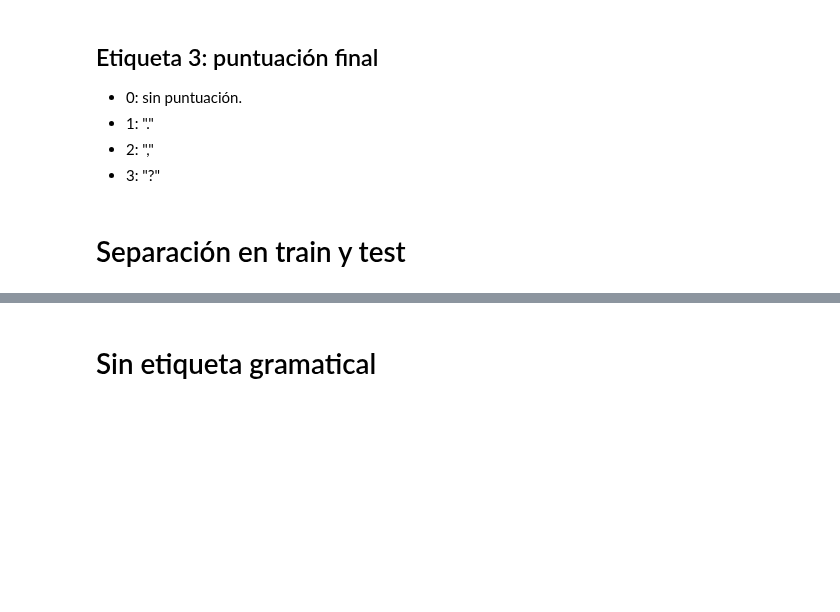
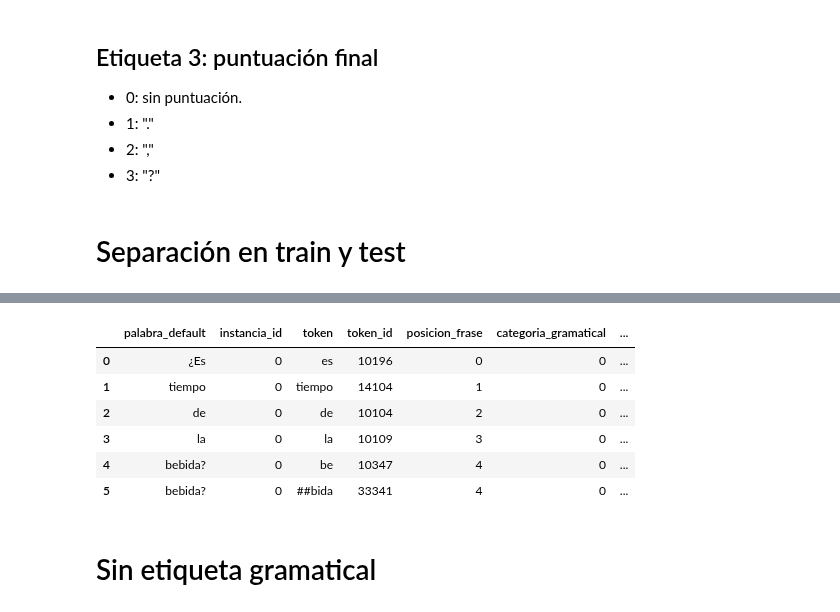
Before and after one commit to AzulBarr/Aprendizaje-Automatico, a Jupyter notebook: TPs/tp2/RF.ipynb, the cells around one changed output, grey strips where cells are left out. Saved outputs shown, nothing was run; the diff lists cells and outputs as text; code cells hidden in the pictures; blank space fills up the shorter version.

```diff
--- a/TPs/tp2/RF.ipynb
+++ b/TPs/tp2/RF.ipynb
@@ -44,9 +68,10 @@ def normalize_text_X(t):
 # %%
 def normalize_text_y(t):
     t = re.sub(r'[\u200b-\u200f\uFEFF]', '', t)
-    t = re.sub(r"[^a-zA-ZáéíóúüñÁÉÍÓÚ0-9¿?,.' -]+", ' ', t)
+    t = re.sub(r"[^a-zA-ZáéíóúüñÁÉÍÓÚ0-9¿?,.' ]+", ' ', t)
     t = re.sub(r'p\s*\.?\s*e\s*\.?\s*d\s*\.?\s*d\s*\.?\s*o\s*\.?', 'PEDDO', t, flags=re.IGNORECASE)
     t = re.sub(r's\s*\.?\s*p\s*\.?\s*a\s*\.?\s*d\s*\.?\s*a\.?', 'SPADA', t, flags=re.IGNORECASE)
+    t = re.sub(r'p\s*\.?\s*s\s*\.?', 'PS', t, flags=re.IGNORECASE)
     t = re.sub(r'\s+', ' ', t).strip()
     return t
 # %%
@@ -239,10 +264,27 @@ def crearDataSetRFConEtiquetas(parrafos):
     inicio_pregunta = False
 
     palabras_d = datos_default.iloc[k].split()
+    palabras_d = [subpalabra
+                for palabra in palabras_d
+                for subpalabra in (palabra.split('.') if ('.' in palabra and palabra[-1] != '.') else [palabra])]
     npal = 0
     for i, palabra in enumerate(palabras):
       palabra_default = ' '
-      while palabras_d[npal] == '?' or palabras_d[npal] == '¿' or palabras_d[npal] == '.' or palabras_d[npal] == ',':
+
+
+      if palabra == "'": #or palabra == 'richdad' or palabra == 'www' or palabra == 'com' or palabra == 'infolibros' or palabra == 'org':
+        continue
+
+      #if palabras_d[npal] == 'www.richdad.com' or palabras_d[npal] == 'richdad.com' or palabras_d[npal] == 'InfoLibros.org':
+      #  npal += 1
+
+
+
+
+      if npal == len(palabras_d)-1:
+        print(palabras_d, npal)
+        print(instancia_id)
+      while palabras_d[npal] == '?' or palabras_d[npal] == '¿' or palabras_d[npal] == '.' or palabras_d[npal] == ',' :
         if palabras_d[npal] == '¿':
           inicio_pregunta = True
         npal += 1
@@ -336,7 +378,7 @@ def crearDataSetRFConEtiquetas(parrafos):
           puntuaciones_finales.append(puntuacion_final)
         else:
           puntuaciones_finales.append(0)
-
+        print(palabra_default)
         capitalizaciones.append(capitalizacion)
         instancia_ids.append(instancia_id)
         palabras_default.append(palabra_default)
@@ -407,0 +455,8 @@ dataSet_RF_con_etiquetas_cg = pd.read_csv('dataSet_RF_con_etiquetas.csv')
+# %%
+parrafos_final = pd.read_csv('dataset_parrafos_total3.csv')
+parrafos_final = parrafos_final.dropna()
+parrafos_final['limpio'] = parrafos_final['limpio'].apply(normalize_text_X)
+parrafos_final['default'] = parrafos_final['default'].apply(normalize_text_y)
+parrafos_final.reset_index(drop=True)
+parrafos_final.drop(index=[7764, 9497, 9498, 13804], inplace=True) #palabra.¿palabra parrafo raro, parrafo raro, palabra.palabra
+parrafos_final.reset_index(drop=True)
@@ -407,0 +482,2 @@ dataSet_RF_con_etiquetas_cg = pd.read_csv('dataSet_RF_con_etiquetas.csv')
+# %%
+dataSet_RF_con_etiquetas_final = crearDataSetRFConEtiquetas(parrafos_final[1555:1556])
@@ -408,3 +503,13 @@ dataSet_RF_con_etiquetas_cg = pd.read_csv('dataSet_RF_con_etiquetas.csv')
+# %%
+dataSet_RF_con_etiquetas_final
+# %% [output]
+|  | palabra_default | instancia_id | token | token_id | posicion_frase | categoria_gramatical | ... |
+| 0 | ¿Es | 0 | es | 10196 | 0 | 0 | ... |
+| 1 | tiempo | 0 | tiempo | 14104 | 1 | 0 | ... |
+| 2 | de | 0 | de | 10104 | 2 | 0 | ... |
+| 3 | la | 0 | la | 10109 | 3 | 0 | ... |
+| 4 | bebida? | 0 | be | 10347 | 4 | 0 | ... |
+| 5 | bebida? | 0 | ##bida | 33341 | 4 | 0 | ... |
 # %%
 train = dataSet_RF_con_etiquetas[dataSet_RF_con_etiquetas['instancia_id'] <= 2972]
 test = dataSet_RF_con_etiquetas[dataSet_RF_con_etiquetas['instancia_id'] > 2972]
```
Also changed, not shown: parts of 8 cells of this notebook.
